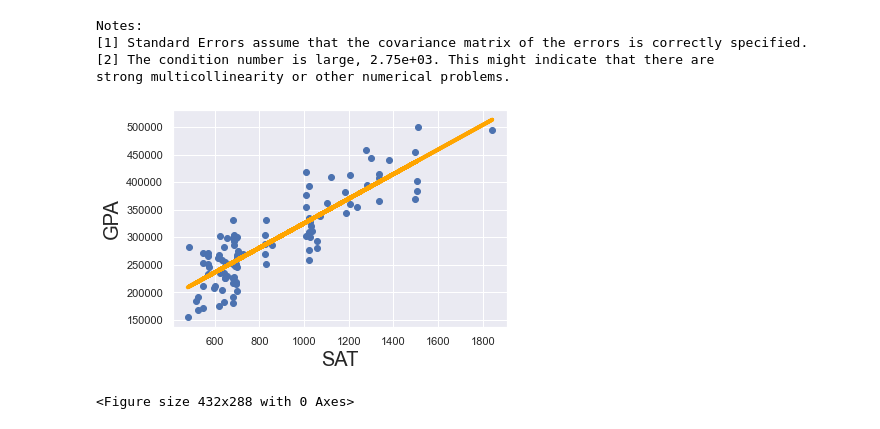
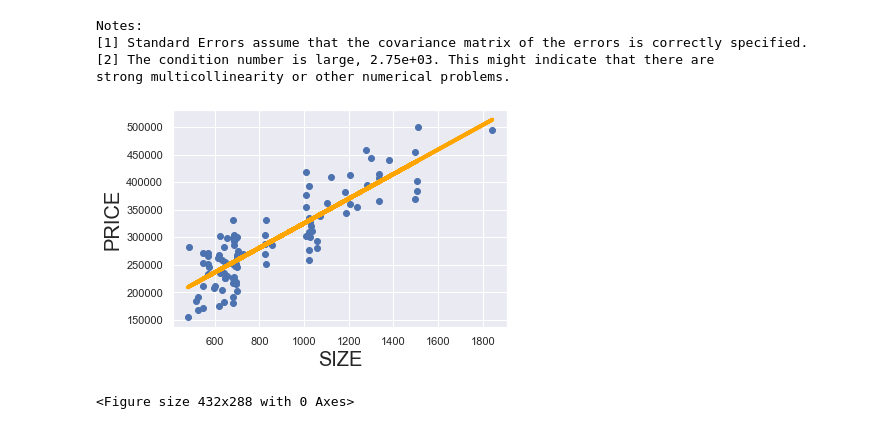
Before and after one commit to iannn07/DS-Complete-Training, a Jupyter notebook: 5. Advanced Statistics in Python/S32 - Linear Regression with StatsModel/186/Simple Linear Regression Exercise.ipynb, the cells around one changed output. Cells and saved outputs as stored; diff of their text form; code cells hidden in the pictures.

```diff
--- a/5. Advanced Statistics in Python/S32 - Linear Regression with StatsModel/186/Simple Linear Regression Exercise.ipynb
+++ b/5. Advanced Statistics in Python/S32 - Linear Regression with StatsModel/186/Simple Linear Regression Exercise.ipynb
@@ -98,11 +98,11 @@ strong multicollinearity or other numerical problems.
 # %%
 plt.scatter(x1,y)
 yhat = 101900 + 223.1787*x1
 fig = plt.plot(x1,yhat, lw=4, c='orange', label ='regression line')
-plt.xlabel('SAT', fontsize = 20)
-plt.ylabel('GPA', fontsize = 20)
+plt.xlabel('SIZE', fontsize = 20)
+plt.ylabel('PRICE', fontsize = 20)
 plt.show()
 plt.savefig('Simple Linear Regression Exercise Result.png')
 # %% [output]
-[figure, old version]
+[figure, new version]
 <Figure size 432x288 with 0 Axes>
```
